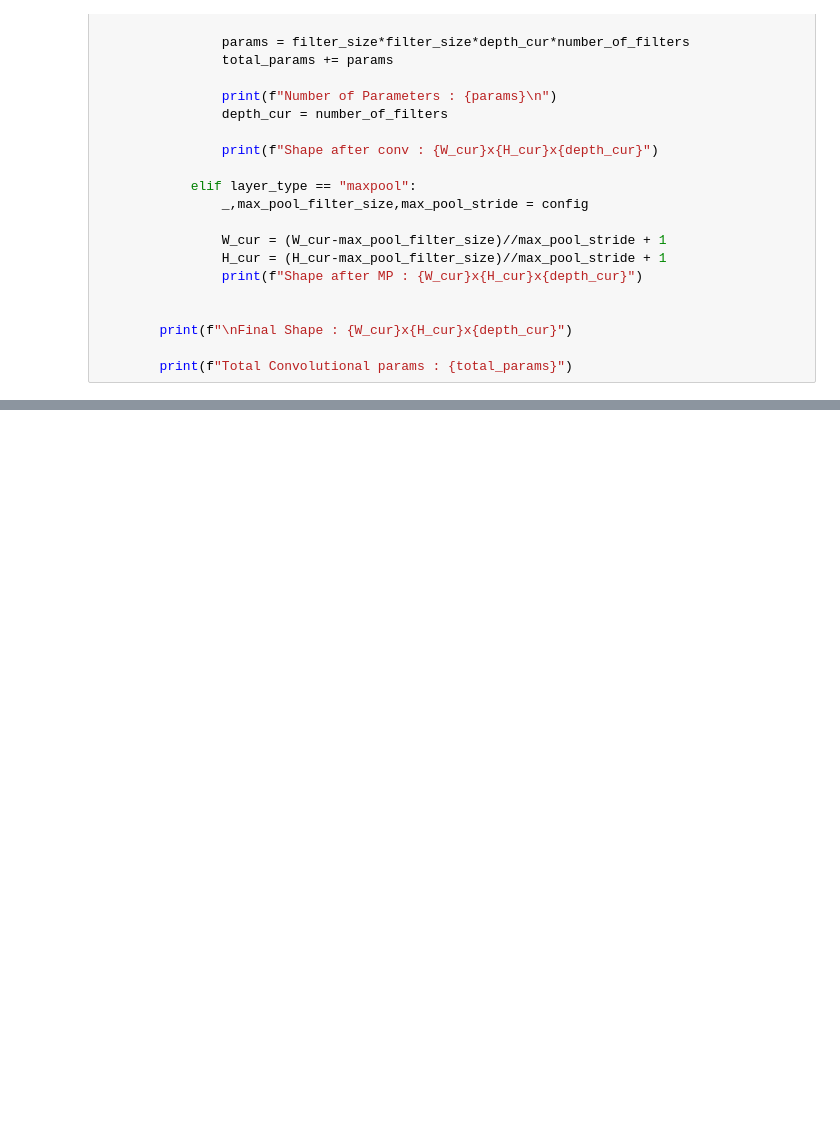
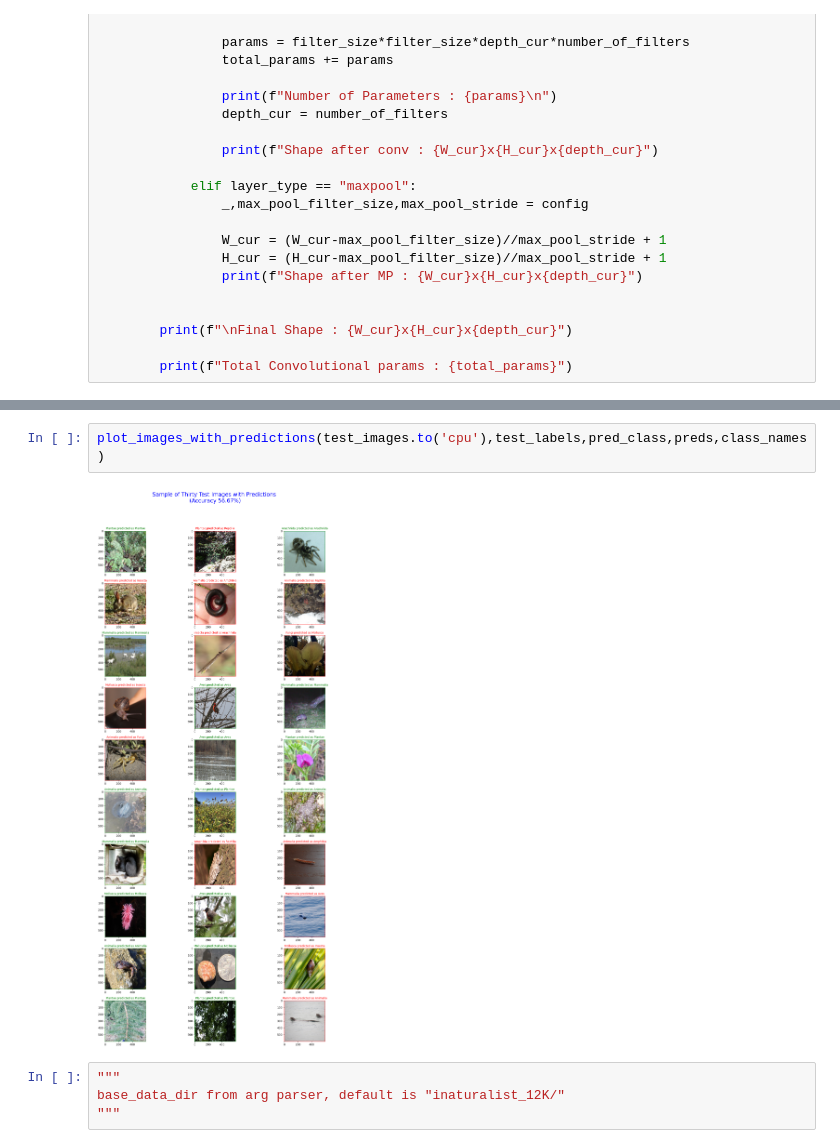
Before and after one commit to TMajestical/JV-Deep-Learning-Assignment2, a Jupyter notebook: JV CS23M036 DL A2.ipynb, the cells around one changed output, grey strips where cells are left out. Cells and saved outputs as stored; diff of their text form; blank space fills up the shorter version.

```diff
--- a/JV CS23M036 DL A2.ipynb
+++ b/JV CS23M036 DL A2.ipynb
@@ -937,3 +1065,11 @@ We are reducing search space by learning from literature : fixing maxpool stride
+# %%
+plot_images_with_predictions(test_images.to('cpu'),test_labels,pred_class,preds,class_names)
+# %% [output]
+[figure, added]
+# %%
+"""
+base_data_dir from arg parser, default is "inaturalist_12K/"
+"""
 # %%
 def main():
     '''
```
Also changed, not shown: parts of 11 cells of this notebook, 1 other file.
